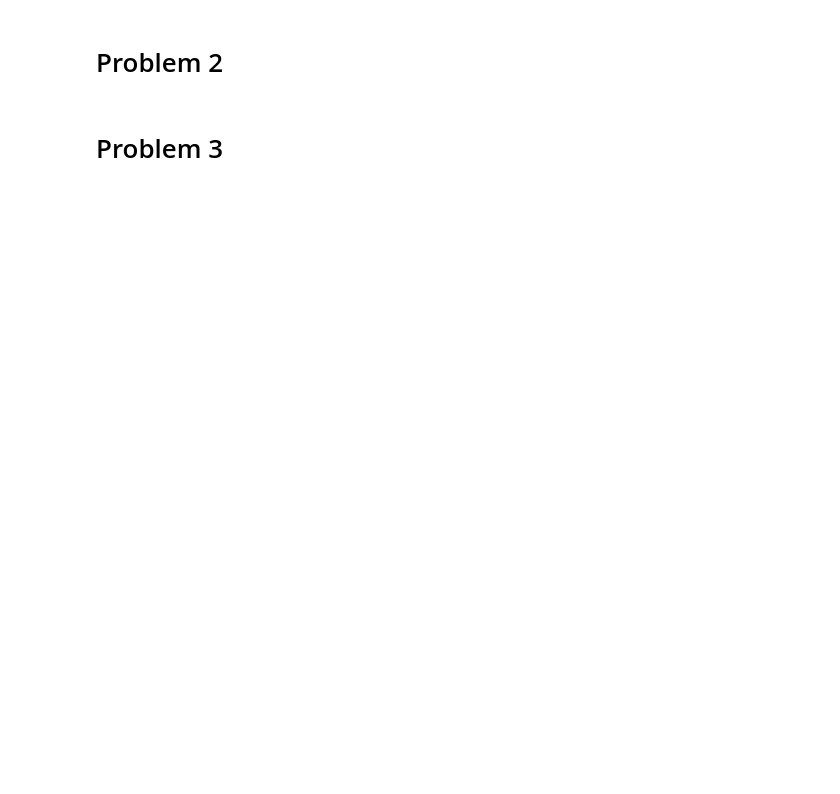
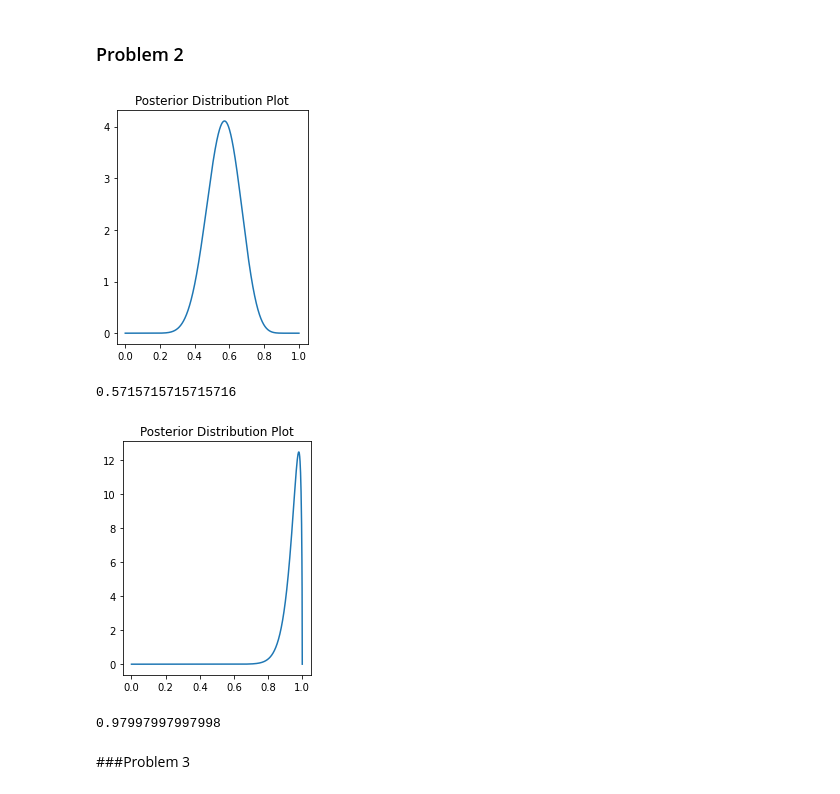
Before and after one commit to seyfdall/ACME_Volume_2, a Jupyter notebook: Sampling/sampling.ipynb, the cells around one changed output. Saved outputs shown, nothing was run; the diff lists cells and outputs as text; code cells hidden in the pictures; blank space fills up the shorter version.

```diff
--- a/Sampling/sampling.ipynb
+++ b/Sampling/sampling.ipynb
@@ -41,5 +63,5 @@ bernoulli_sampling(.2, 100)
 # %% [markdown]
-# Problem 2
+### Problem 2
 # %%
 def non_uniform_prior(p, n, prior):
     """
@@ -61,17 +83,13 @@ def non_uniform_prior(p, n, prior):
         (float): MAP estimate
     """
     # Calculate Prior pdf and Posterior distribution
-    domain = np.linspace(0, 1, n)
+    domain = np.linspace(0, 1, 1000)
     sample = np.random.binomial(n, p)
     L = binom.pmf(sample, n, domain)
     prior_pdf = prior.pdf(domain)
-    posterior = L * prior_pdf / np.sum(L)
+    posterior = L * prior_pdf / (np.sum(L * prior_pdf) * (domain[1] - domain[0]))
 
-    # Plot the prior and posterior
-    plt.subplot(121)
-    plt.plot(domain, prior_pdf)
-    plt.title("Prior Distribution Plot")
-
+    # Plot the posterior
     plt.subplot(122)
     plt.plot(domain, posterior)
     plt.title("Posterior Distribution Plot")
@@ -82,9 +100,15 @@ def non_uniform_prior(p, n, prior):
 # %%
 # Run Problem 2
 beta_prior = beta(5, 1.5)
-non_uniform_prior(.9, 100, beta_prior)
+print(non_uniform_prior(.4, 20, beta_prior))
+print(non_uniform_prior(.9, 20, beta_prior))
+# %% [output]
+[figure, added]
+0.5715715715715716
+[figure, added]
+0.97997997997998
 # %% [markdown]
-# Problem 3
+###Problem 3
 # %%
 def weather_forecast(transition_matrix, days=10):
     """
```
Also changed, not shown: parts of 9 cells of this notebook.
